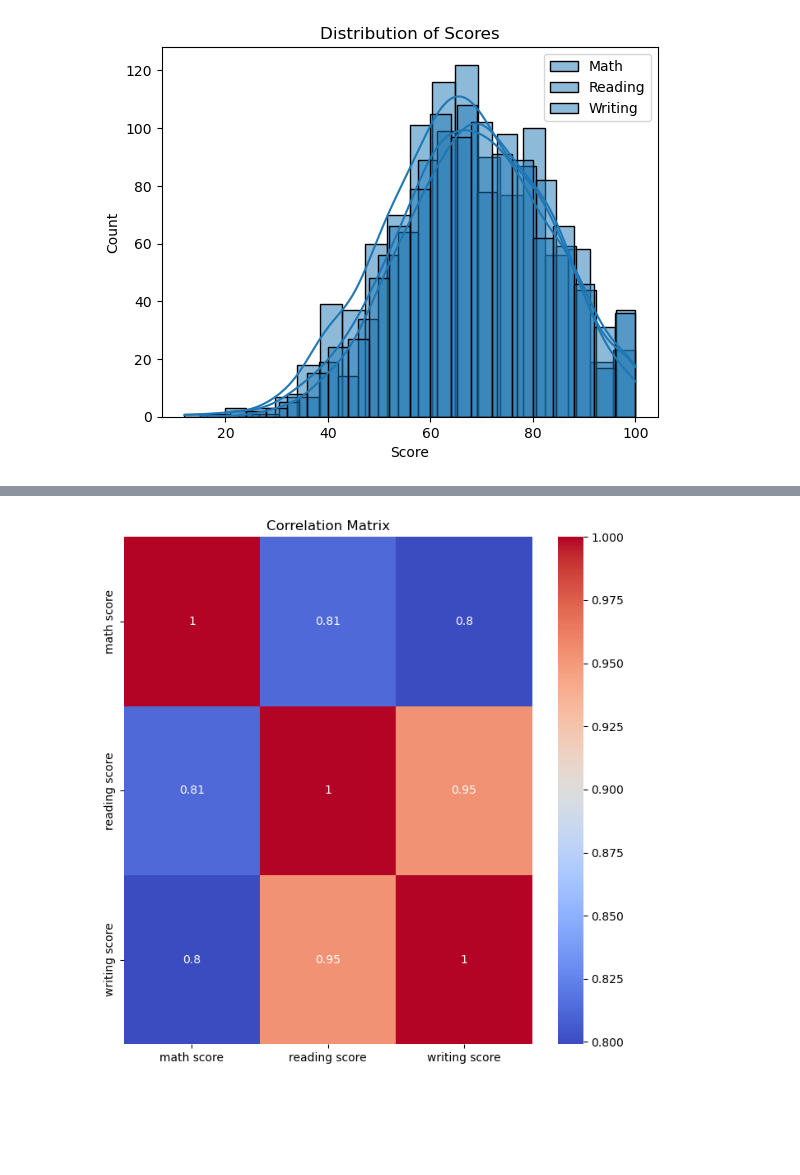
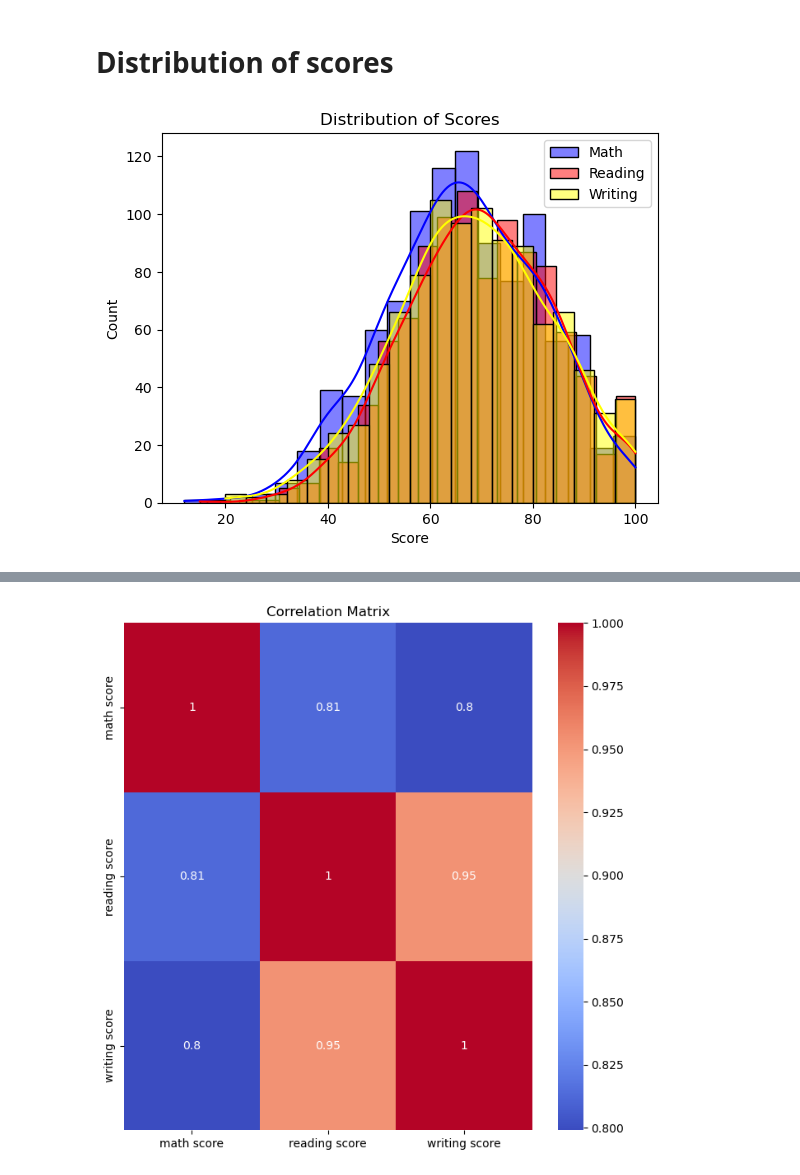
Before and after one commit to sahartvk/DataMining_Exam-Scores, a Jupyter notebook: project.ipynb, the cells around one changed output, grey strips where cells are left out. Cells and saved outputs as stored; diff of their text form; code cells hidden in the pictures; blank space fills up the shorter version.

```diff
--- a/project.ipynb
+++ b/project.ipynb
@@ -30,12 +57,14 @@ max     100.000000     100.000000     100.000000
+# %% [markdown]
+# Distribution of scores
 # %%
-# Distribution of scores
-sns.histplot(data['math score'], kde=True, label='Math')
-sns.histplot(data['reading score'], kde=True, label='Reading')
-sns.histplot(data['writing score'], kde=True, label='Writing')
+
+sns.histplot(data['math score'], kde=True, label='Math', color='blue')
+sns.histplot(data['reading score'], kde=True, label='Reading', color='red')
+sns.histplot(data['writing score'], kde=True, label='Writing', color='yellow')
 plt.title('Distribution of Scores')
 plt.xlabel('Score')
 plt.ylabel('Count')
 plt.legend()
 plt.show()
 # %% [output]
-[figure, old version]
+[figure, new version]
```
Also changed, not shown: parts of 14 cells of this notebook.
